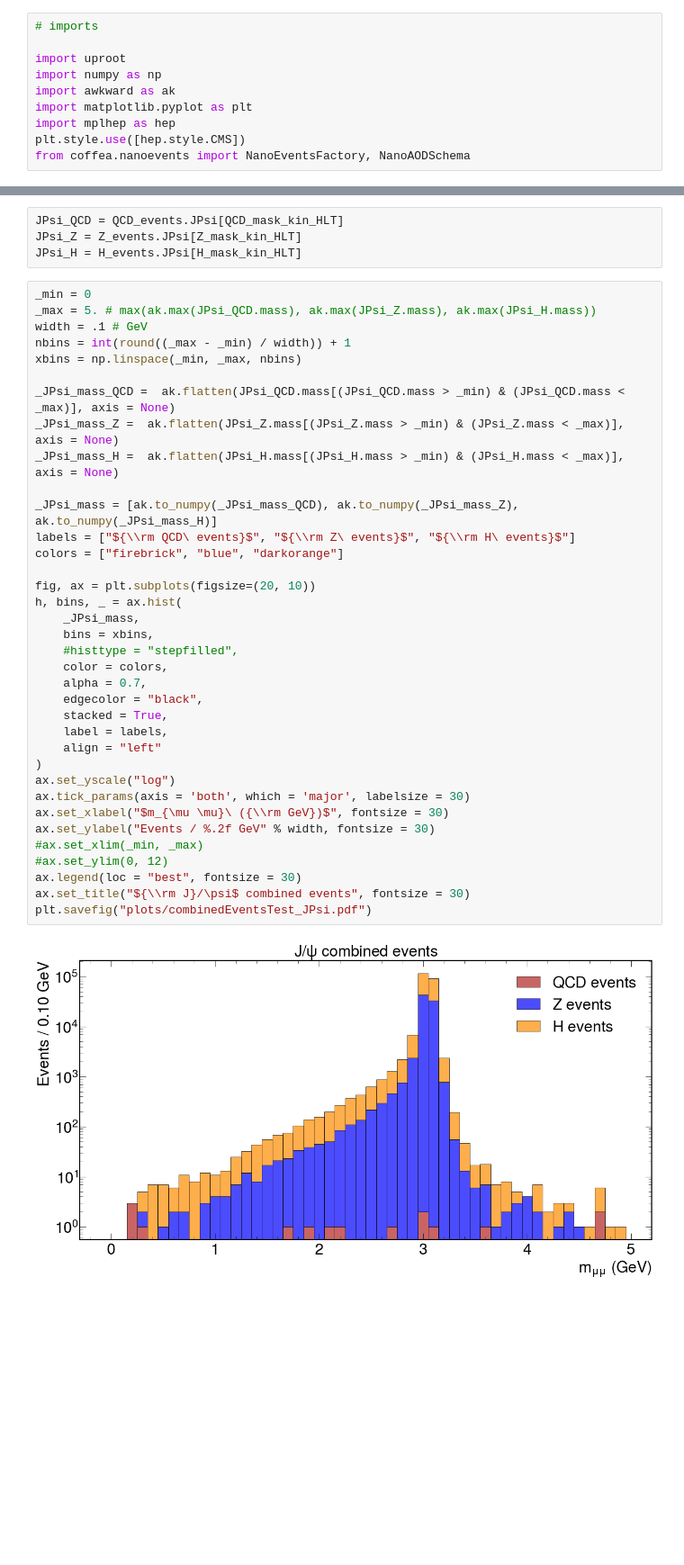
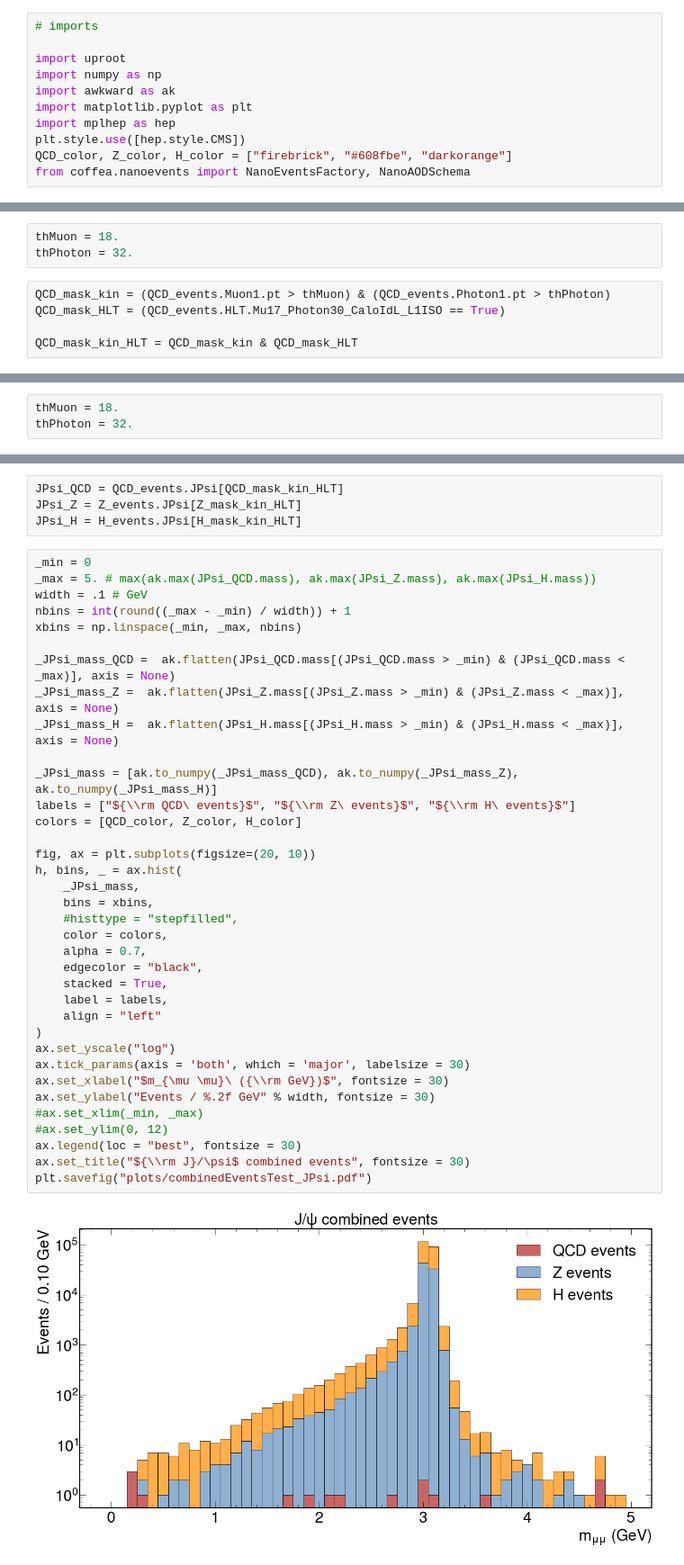
Before and after one commit to javivilladamigo/ResearchActivities, a Jupyter notebook: efficiencies.ipynb, the cells around one changed output, grey strips where cells are left out. Shown at 90% size. Saved outputs shown, nothing was run; the diff lists cells and outputs as text; blank space fills up the shorter version.

```diff
--- a/efficiencies.ipynb
+++ b/efficiencies.ipynb
@@ -11,4 +11,5 @@ import awkward as ak
 import matplotlib.pyplot as plt
 import mplhep as hep
 plt.style.use([hep.style.CMS])
+QCD_color, Z_color, H_color = ["firebrick", "#608fbe", "darkorange"]
 from coffea.nanoevents import NanoEventsFactory, NanoAODSchema
@@ -64,3 +53,11 @@ Ntot_Z_events = 459000 # total of events in the whole of the 6 Z boson files
+# %%
+thMuon = 18.
+thPhoton = 32.
+# %%
+QCD_mask_kin = (QCD_events.Muon1.pt > thMuon) & (QCD_events.Photon1.pt > thPhoton)
+QCD_mask_HLT = (QCD_events.HLT.Mu17_Photon30_CaloIdL_L1ISO == True)
+
+QCD_mask_kin_HLT = QCD_mask_kin & QCD_mask_HLT
 # %%
 Z_mask_kin = (Z_events.Muon1.pt >= thMuon) & (Z_events.Photon1.pt >= thPhoton)
 Z_mask_HLT = (Z_events.HLT.Mu17_Photon30_CaloIdL_L1ISO == True)
@@ -98,3 +104,6 @@ Ntot_H_events = 448000 # total of events in the whole of the 10 H boson files
+# %%
+thMuon = 18.
+thPhoton = 32.
 # %%
 H_mask_kin = (H_events.Muon1.pt >= thMuon) & (H_events.Photon1.pt >= thPhoton)
 H_mask_HLT = (H_events.HLT.Mu17_Photon30_CaloIdL_L1ISO == True)
@@ -602,33 +630,33 @@ xbins = np.linspace(_min, _max, nbins)
 
 _JPsi_mass_QCD =  ak.flatten(JPsi_QCD.mass[(JPsi_QCD.mass > _min) & (JPsi_QCD.mass < _max)], axis = None)
 _JPsi_mass_Z =  ak.flatten(JPsi_Z.mass[(JPsi_Z.mass > _min) & (JPsi_Z.mass < _max)], axis = None)
 _JPsi_mass_H =  ak.flatten(JPsi_H.mass[(JPsi_H.mass > _min) & (JPsi_H.mass < _max)], axis = None)
 
 _JPsi_mass = [ak.to_numpy(_JPsi_mass_QCD), ak.to_numpy(_JPsi_mass_Z), ak.to_numpy(_JPsi_mass_H)]
 labels = ["${\\rm QCD\ events}$", "${\\rm Z\ events}$", "${\\rm H\ events}$"]
-colors = ["firebrick", "blue", "darkorange"]
+colors = [QCD_color, Z_color, H_color]
 
 fig, ax = plt.subplots(figsize=(20, 10))
 h, bins, _ = ax.hist(
     _JPsi_mass,
     bins = xbins,
     #histtype = "stepfilled",
     color = colors,
     alpha = 0.7,
     edgecolor = "black",
     stacked = True,
     label = labels,
     align = "left"
 )
 ax.set_yscale("log")
 ax.tick_params(axis = 'both', which = 'major', labelsize = 30)
 ax.set_xlabel("$m_{\mu \mu}\ ({\\rm GeV})$", fontsize = 30)
 ax.set_ylabel("Events / %.2f GeV" % width, fontsize = 30)
 #ax.set_xlim(_min, _max)
 #ax.set_ylim(0, 12)
 ax.legend(loc = "best", fontsize = 30)
 ax.set_title("${\\rm J}/\psi$ combined events", fontsize = 30)
 plt.savefig("plots/combinedEventsTest_JPsi.pdf")
 # %% [output]
-[figure, old version]
+[figure, new version]
 # %% [markdown]
```
Also changed, not shown: parts of 90 cells of this notebook.
